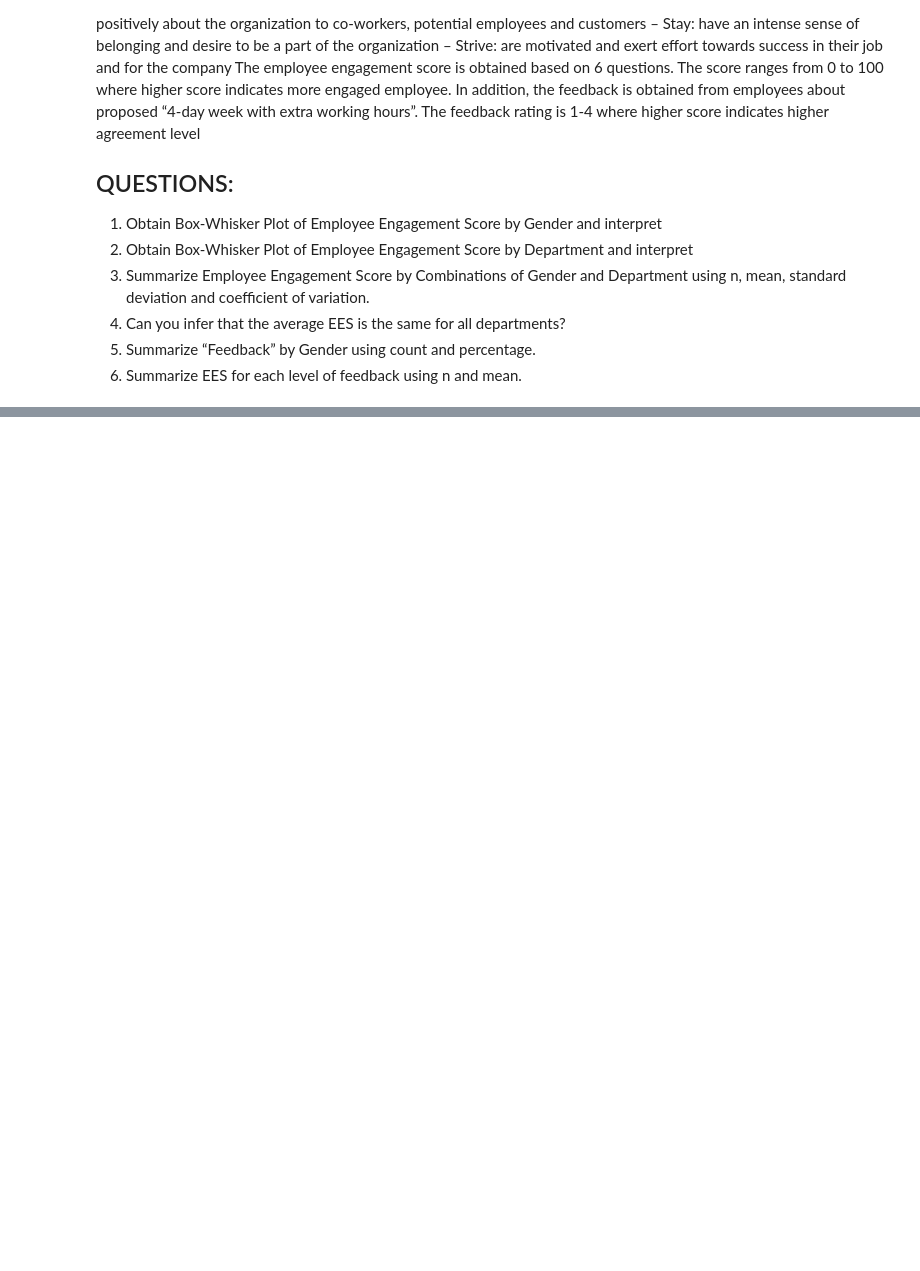
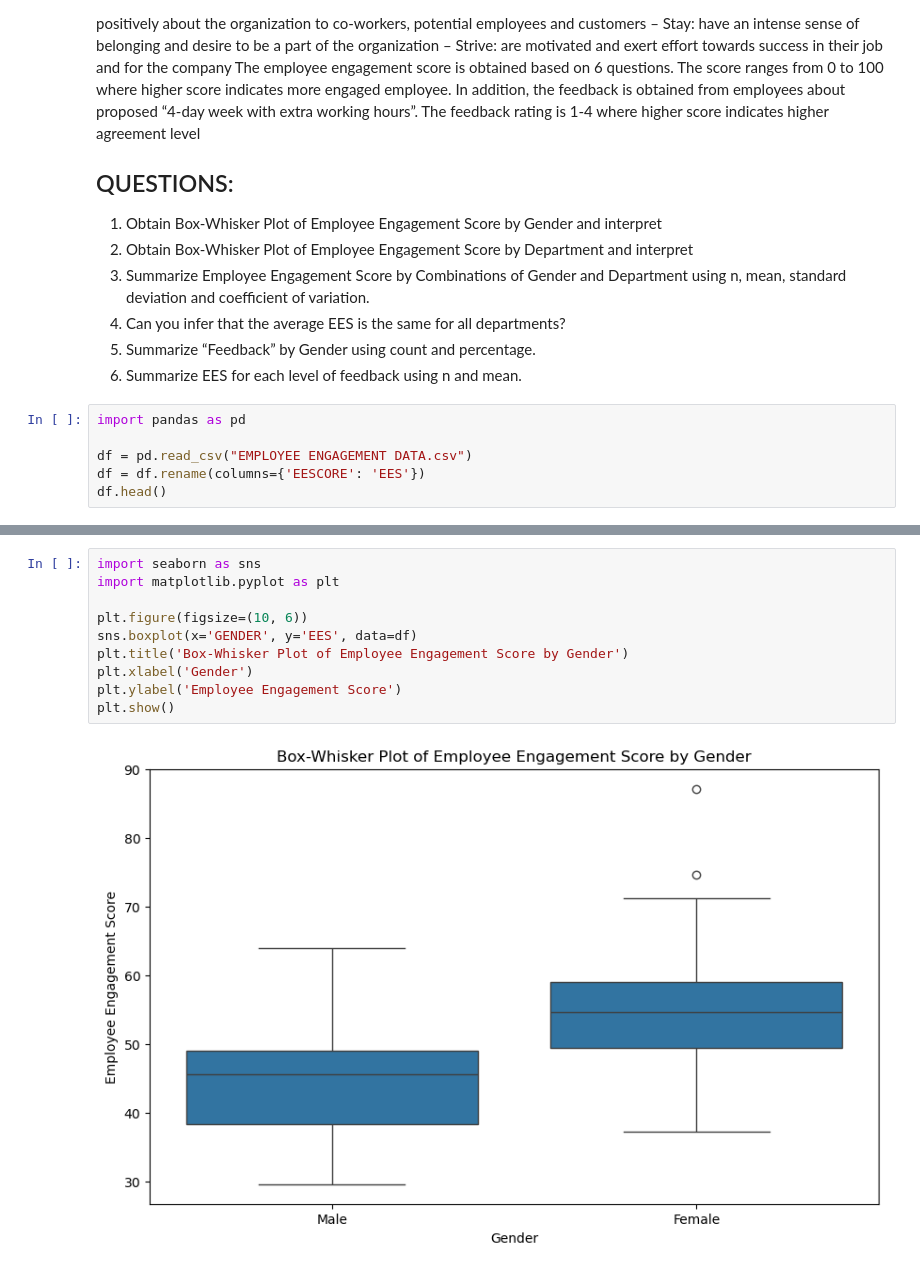
Before and after one commit to bquarkz/master-classes-empty, a Jupyter notebook: notebooks/assignments/m2/assigment_M2U1.ipynb, the cells around one changed output, grey strips where cells are left out. Cells and saved outputs as stored; diff of their text form; blank space fills up the shorter version.

```diff
--- a/notebooks/assignments/m2/assigment_M2U1.ipynb
+++ b/notebooks/assignments/m2/assigment_M2U1.ipynb
@@ -17,3 +17,9 @@ In addition, the feedback is obtained from employees about proposed “4-day wee
 4. Can you infer that the average EES is the same for all departments?
 5. Summarize “Feedback” by Gender using count and percentage.
 6. Summarize EES for each level of feedback using n and mean.
+# %%
+import pandas as pd
+
+df = pd.read_csv("EMPLOYEE ENGAGEMENT DATA.csv")
+df = df.rename(columns={'EESCORE': 'EES'})
+df.head()
@@ -19,0 +33,12 @@ In addition, the feedback is obtained from employees about proposed “4-day wee
+# %%
+import seaborn as sns
+import matplotlib.pyplot as plt
+
+plt.figure(figsize=(10, 6))
+sns.boxplot(x='GENDER', y='EES', data=df)
+plt.title('Box-Whisker Plot of Employee Engagement Score by Gender')
+plt.xlabel('Gender')
+plt.ylabel('Employee Engagement Score')
+plt.show()
+# %% [output]
+[figure, added]
```
Also changed, not shown: parts of 12 cells of this notebook, 6 other files.
